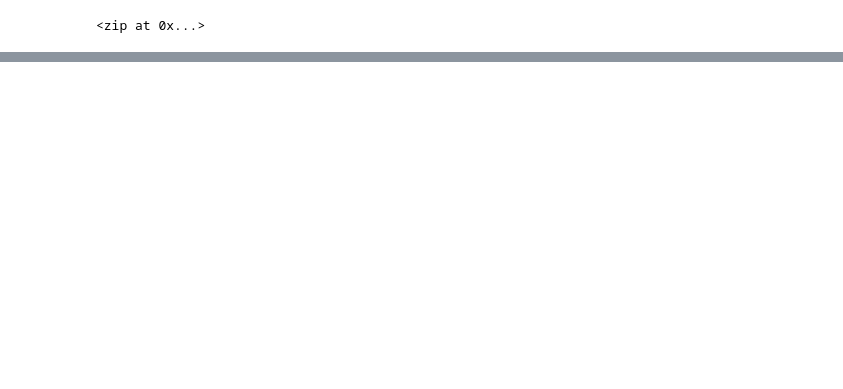
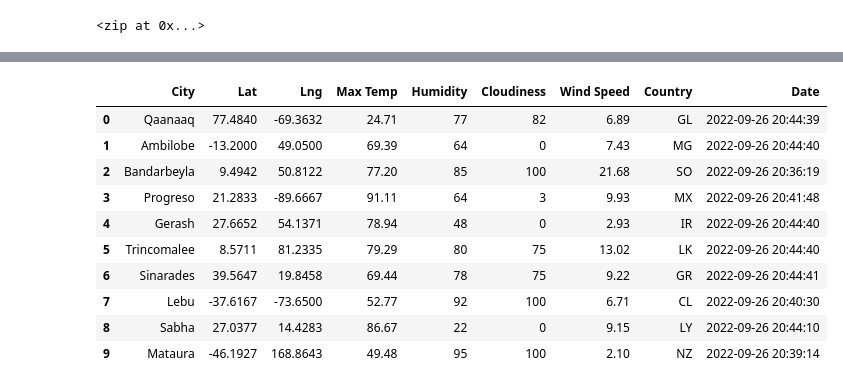
Before and after one commit to themountaintop/World_Weather_Analysis, a Jupyter notebook: WeatherPy.ipynb, the cells around one changed output, grey strips where cells are left out. Saved outputs shown, nothing was run; the diff lists cells and outputs as text; code cells hidden in the pictures; blank space fills up the shorter version.

Commit message:
Modifying .gitignore and adding WeatherPy file

```diff
--- a/WeatherPy.ipynb
+++ b/WeatherPy.ipynb
@@ -32,0 +43,2 @@ len(cities)
+# %%
+url = "http://api.openweathermap.org/data/2.5/weather?units=Imperial&APPID=" + weather_api_key
@@ -32,0 +125,16 @@ len(cities)
+# %%
+# Convert the array of dictionaries to a Pandas DataFrame.
+city_data_df = pd.DataFrame(city_data)
+city_data_df.head(10)
+# %% [output]
+|  | City | Lat | Lng | Max Temp | Humidity | Cloudiness | Wind Speed | Country | Date |
+| 0 | Qaanaaq | 77.4840 | -69.3632 | 24.71 | 77 | 82 | 6.89 | GL | 2022-09-26 20:44:39 |
+| 1 | Ambilobe | -13.2000 | 49.0500 | 69.39 | 64 | 0 | 7.43 | MG | 2022-09-26 20:44:40 |
+| 2 | Bandarbeyla | 9.4942 | 50.8122 | 77.20 | 85 | 100 | 21.68 | SO | 2022-09-26 20:36:19 |
+| 3 | Progreso | 21.2833 | -89.6667 | 91.11 | 64 | 3 | 9.93 | MX | 2022-09-26 20:41:48 |
+| 4 | Gerash | 27.6652 | 54.1371 | 78.94 | 48 | 0 | 2.93 | IR | 2022-09-26 20:44:40 |
+| 5 | Trincomalee | 8.5711 | 81.2335 | 79.29 | 80 | 75 | 13.02 | LK | 2022-09-26 20:44:40 |
+| 6 | Sinarades | 39.5647 | 19.8458 | 69.44 | 78 | 75 | 9.22 | GR | 2022-09-26 20:44:41 |
+| 7 | Lebu | -37.6167 | -73.6500 | 52.77 | 92 | 100 | 6.71 | CL | 2022-09-26 20:40:30 |
+| 8 | Sabha | 27.0377 | 14.4283 | 86.67 | 22 | 0 | 9.15 | LY | 2022-09-26 20:44:10 |
+| 9 | Mataura | -46.1927 | 168.8643 | 49.48 | 95 | 100 | 2.10 | NZ | 2022-09-26 20:39:14 |
```
Also changed, not shown: parts of 5 cells of this notebook, 3 other files.
